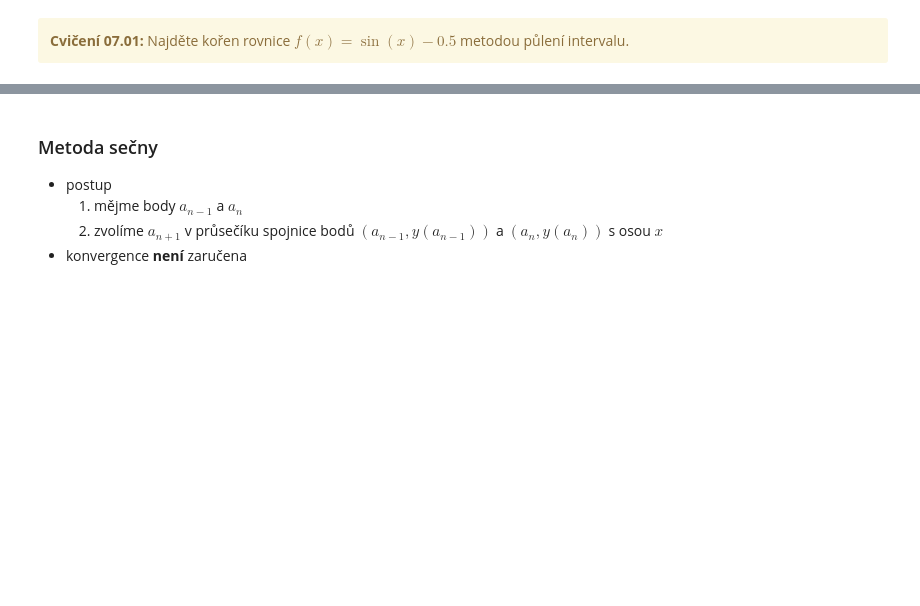
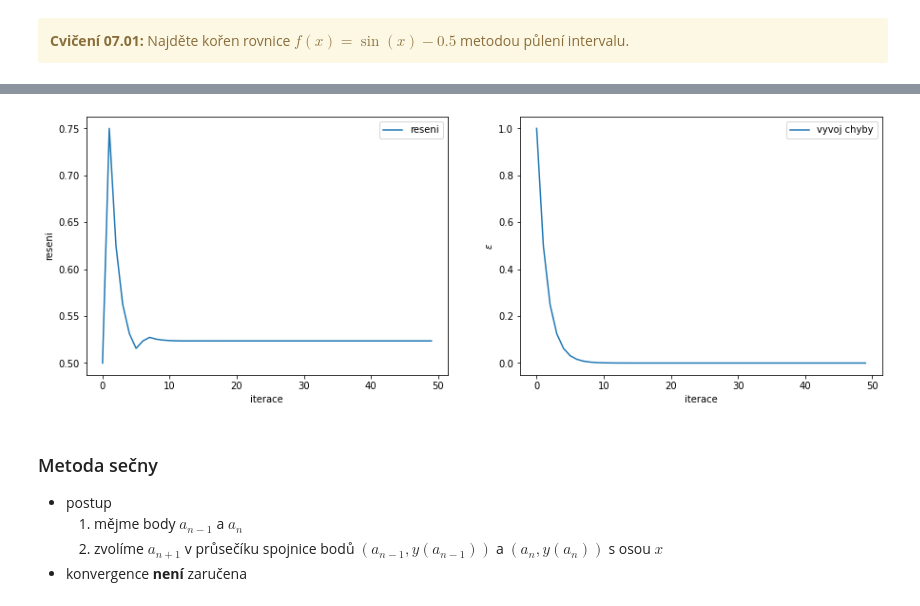
Before and after one commit to m-jirka/nme_cv, a Jupyter notebook: _build/jupyter_execute/Cviceni07.ipynb, the cells around one changed output, grey strips where cells are left out. Saved outputs shown, nothing was run; the diff lists cells and outputs as text; code cells hidden in the pictures; blank space fills up the shorter version.

```diff
--- a/_build/jupyter_execute/Cviceni07.ipynb
+++ b/_build/jupyter_execute/Cviceni07.ipynb
@@ -50,9 +50,13 @@ epsilon = np.zeros((iteraci)) # odhad chyby, tedy delku intervalu <a,b> v jednot
 reseni = np.zeros((iteraci)) # aktualni odhad reseni
 
 for i in range(iteraci):
-    # DOPLNTE
-    #
-    # DOPLNTE
+    c = (a+b)/2
+    epsilon[i] = b-a
+    reseni[i] = (a+b)/2
+    if f(a)*f(c)<0:
+        b = c
+    else:
+        a = c
 
 
 koren = reseni[-1] # odhad konecneho reseni
@@ -81,3 +85,4 @@ IndentationError: expected an indented block (<ipython-input-2-c9b3c6036b02>, li
+[figure, added]
 # %% [markdown]
 ### Metoda sečny
 - postup
```
Also changed, not shown: parts of 6 cells of this notebook, 23 other files.
